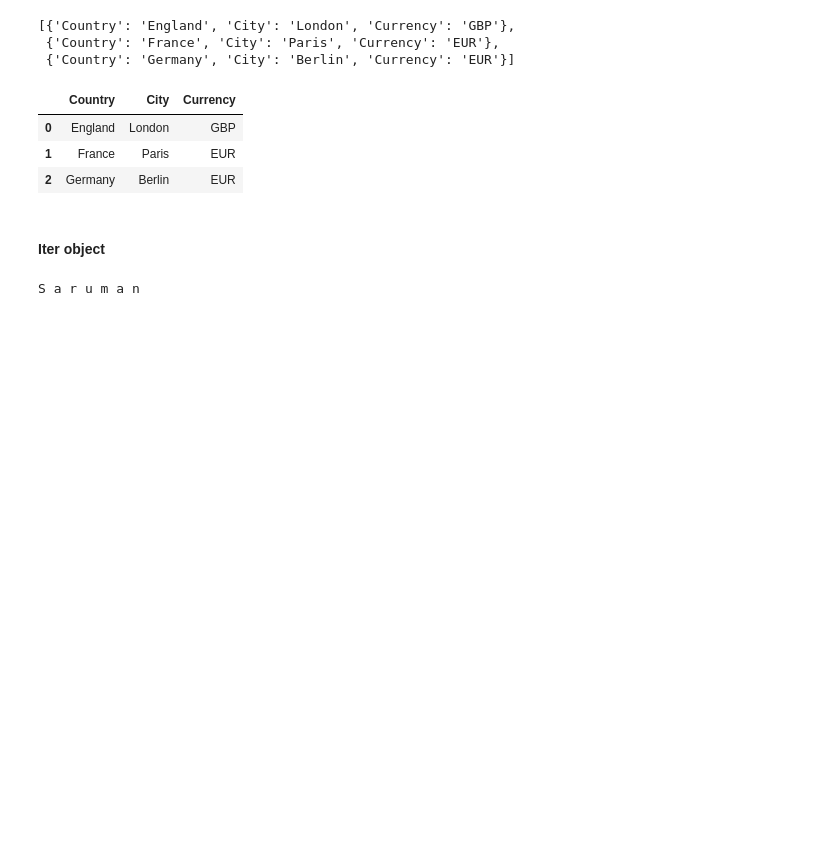
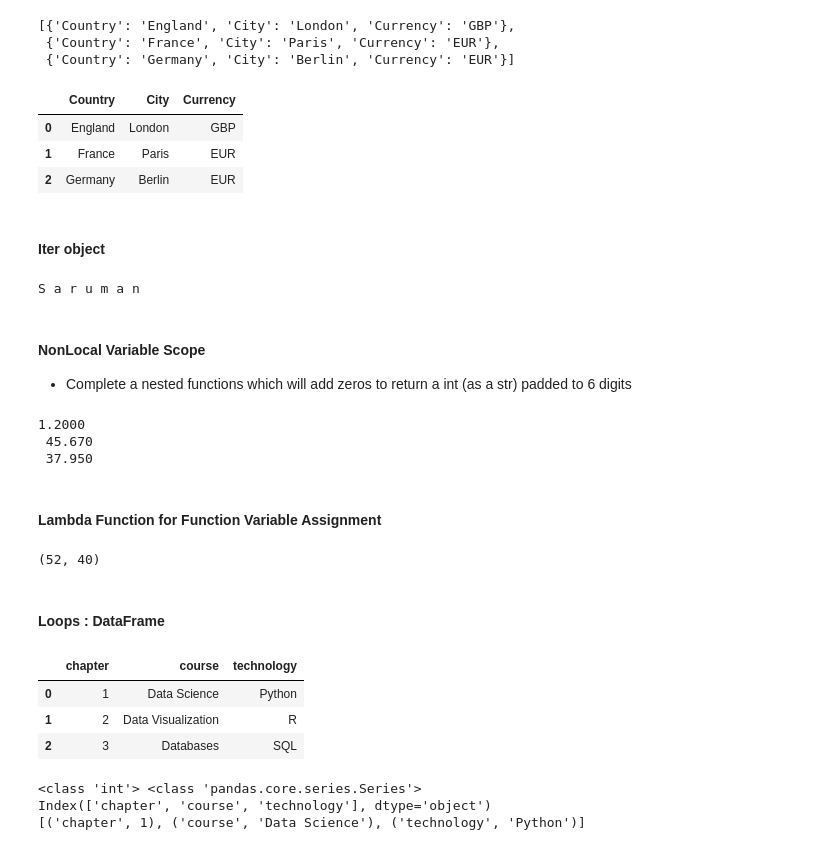
Before and after one commit to craigtrupp/Educational-Data-Python-Items, a Jupyter notebook: DataCamp/Exercises/Python Exercises.ipynb, the cells around one changed output. Saved outputs shown, nothing was run; the diff lists cells and outputs as text; code cells hidden in the pictures; blank space fills up the shorter version.

```diff
--- a/DataCamp/Exercises/Python Exercises.ipynb
+++ b/DataCamp/Exercises/Python Exercises.ipynb
@@ -43,3 +43,57 @@ the_white = iter('Saruman')
 print(*the_white)
 # %% [output]
 S a r u m a n
+# %% [markdown]
+#### NonLocal Variable Scope
+* Complete a nested functions which will add zeros to return a int (as a str) padded to 6 digits
+# %%
+def add_zeros(string):
+    """Returns a string padded with
+       zeroes to ensure consistent length"""
+    updated_string = str(string) + '0'
+    def add_more():
+        """Adds more zeros if necessary"""
+        # reference global variable above
+        nonlocal updated_string
+        updated_string += '0'
+    while len(updated_string) < 6:
+        add_more()
+    return updated_string
+
+print(add_zeros('1.2'), '\n', add_zeros('45.67'), '\n', add_zeros('37.95'))
+# %% [output]
+1.2000
+ 45.670
+ 37.950
+# %% [markdown]
+#### Lambda Function for Function Variable Assignment
+# %%
+add_squares = lambda x, y: x**2 + y**2
+
+add_squares(4, 6), add_squares(2,6)
+# %% [output]
+(52, 40)
+# %% [markdown]
+#### Loops : DataFrame
+# %%
+datacamp = pd.DataFrame({
+    'chapter':[1,2,3],
+    'course':['Data Science', 'Data Visualization', 'Databases'],
+    'technology':['Python', 'R', 'SQL']
+})
+display(datacamp)
+
+# iterrows (index, row)
+for lab, row in datacamp.iterrows():
+    print(type(lab), type(row))
+    print(row.index)
+    print([(index, row[index]) for index in row.index])
+    break
+# %% [output]
+|  | chapter | course | technology |
+| 0 | 1 | Data Science | Python |
+| 1 | 2 | Data Visualization | R |
+| 2 | 3 | Databases | SQL |
+<class 'int'> <class 'pandas.core.series.Series'>
+Index(['chapter', 'course', 'technology'], dtype='object')
+[('chapter', 1), ('course', 'Data Science'), ('technology', 'Python')]
```
Also changed, not shown: parts of 2 cells of this notebook.
